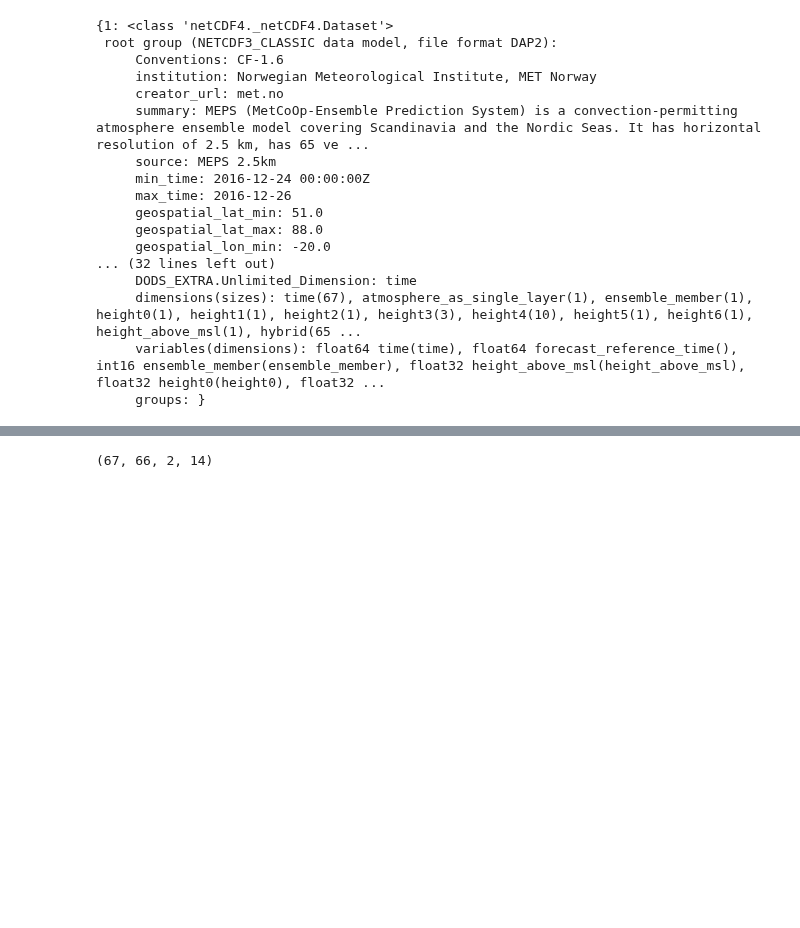
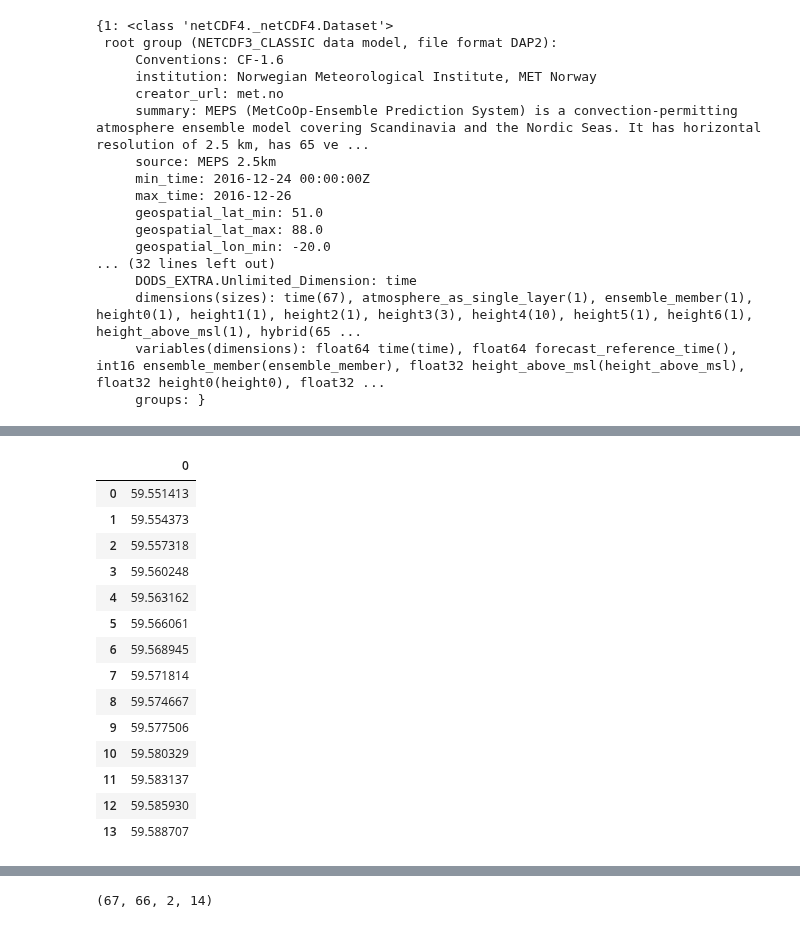
Before and after one commit to franzihe/research_Haukeli, a Jupyter notebook: MEPS/plt_vert_cross_sct.ipynb, the cells around one changed output, grey strips where cells are left out. Cells and saved outputs as stored; diff of their text form; code cells hidden in the pictures; blank space fills up the shorter version.

```diff
--- a/MEPS/plt_vert_cross_sct.ipynb
+++ b/MEPS/plt_vert_cross_sct.ipynb
@@ -383,3 +540,21 @@ pd.DataFrame(surface_air_pressure[0,0,:,:])
+# %%
+pd.DataFrame(latitude[311,(np.array(xx)[~np.isnan(xx)]).astype(int)])
+# %% [output]
+|  | 0 |
+| 0 | 59.551413 |
+| 1 | 59.554373 |
+| 2 | 59.557318 |
+| 3 | 59.560248 |
+| 4 | 59.563162 |
+| 5 | 59.566061 |
+| 6 | 59.568945 |
+| 7 | 59.571814 |
+| 8 | 59.574667 |
+| 9 | 59.577506 |
+| 10 | 59.580329 |
+| 11 | 59.583137 |
+| 12 | 59.585930 |
+| 13 | 59.588707 |
 # %%
 ### Transfer pressure coordinate
 p_interface = np.empty(shape=air_temperature_ml.shape)
```
Also changed, not shown: parts of 16 cells of this notebook.
